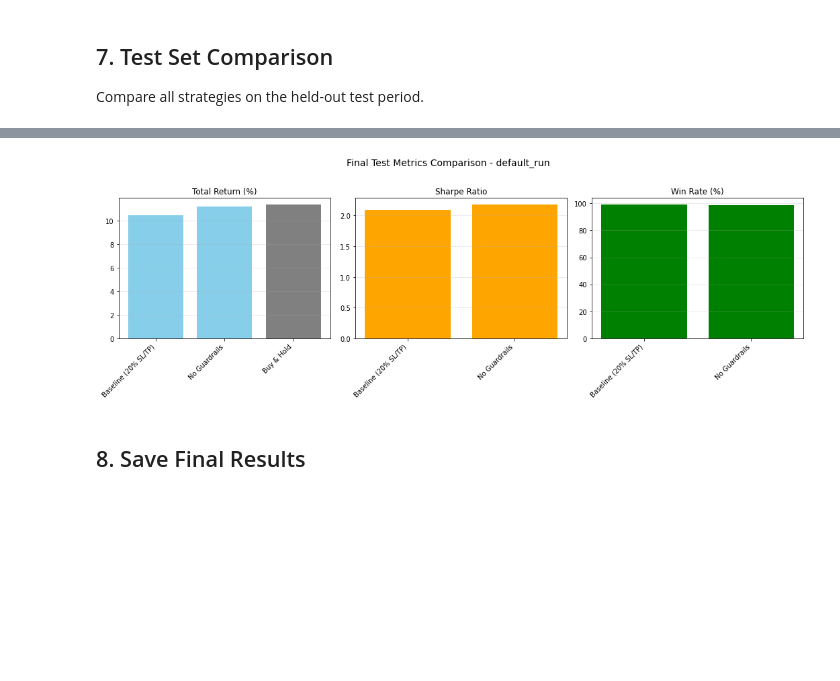
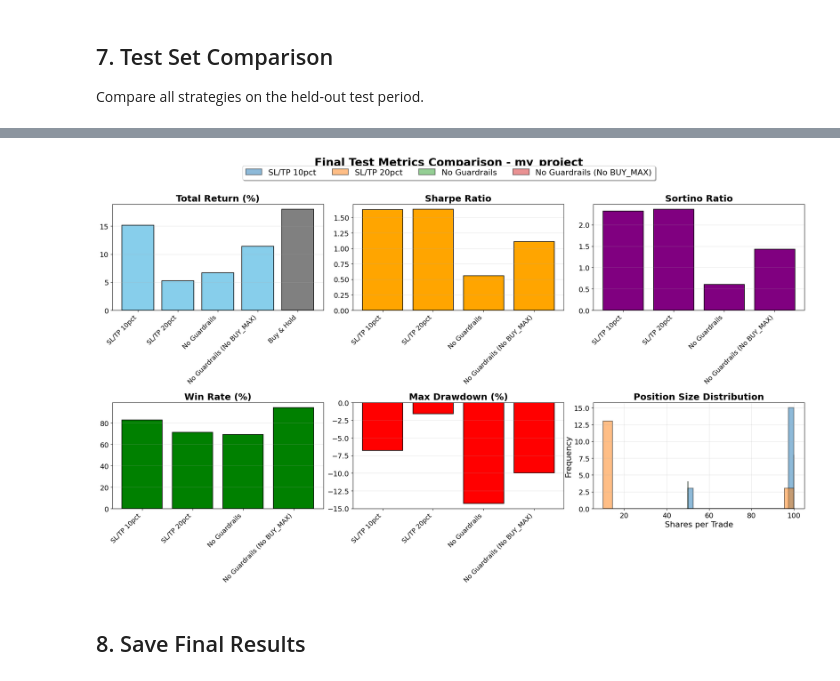
Before and after one commit to sharan-naribole/dqn-trading, a Jupyter notebook: main.ipynb, the cells around one changed output, grey strips where cells are left out. Cells and saved outputs as stored; diff of their text form; code cells hidden in the pictures; blank space fills up the shorter version.

```diff
--- a/main.ipynb
+++ b/main.ipynb
@@ -57,8 +57,8 @@ TensorFlow version: 2.12.0
 - `test_mode=False` - Always perform training
 # %%
 # ========== CONFIGURATION ==========
-PROJECT_FOLDER = 'default_run'  # Options: 'dry_run', 'default_run', or custom folder name
-TEST_MODE = False  # If True, skip training if models exist (for testing only)
+PROJECT_FOLDER = 'my_project'  # Options: 'dry_run', 'default_run', or custom folder name
+TEST_MODE = True  # If True, skip training if models exist (for testing only)
 # ===================================
 
 # Build paths
@@ -647,6 +775,7 @@ for strategy_name, result in test_results.items():
         'Strategy': strategy_name,
         'Return (%)': f"{m['total_return']*100:.2f}",
         'Sharpe': f"{m['sharpe_ratio']:.2f}",
+        'Sortino': f"{m['sortino_ratio']:.2f}",
         'Max DD (%)': f"{m['max_drawdown']*100:.2f}",
         'Win Rate (%)': f"{m['win_rate']*100:.2f}",
         'Trades': m['num_trades']
@@ -705,11 +862,25 @@ plt.show()
 # %%
 # Final comparison bar chart
-fig, axes = plt.subplots(1, 3, figsize=(15, 5))
+# Set professional plot style
+plt.rcParams.update({
+    'font.size': 14,
+    'axes.labelsize': 16,
+    'axes.titlesize': 18,
+    'xtick.labelsize': 13,
+    'ytick.labelsize': 14,
+    'legend.fontsize': 14,
+    'figure.titlesize': 20
+})
+
+fig, axes = plt.subplots(2, 3, figsize=(20, 12))
+fig.patch.set_facecolor('white')
 
 strategies = list(test_results.keys())
 returns = [test_results[s]['metrics']['total_return'] * 100 for s in strategies]
 sharpes = [test_results[s]['metrics']['sharpe_ratio'] for s in strategies]
+sortinos = [test_results[s]['metrics']['sortino_ratio'] for s in strategies]
 win_rates = [test_results[s]['metrics']['win_rate'] * 100 for s in strategies]
+max_drawdowns = [test_results[s]['metrics']['max_drawdown'] * 100 for s in strategies]
 
 # Add buy & hold to comparison
 strategies_with_bh = strategies + ['Buy & Hold']
@@ -718,31 +889,68 @@ returns_with_bh = returns + [buy_hold_return * 100]
 x = np.arange(len(strategies))
 x_with_bh = np.arange(len(strategies_with_bh))
 
-axes[0].bar(x_with_bh, returns_with_bh, color=['skyblue']*len(strategies) + ['gray'])
-axes[0].set_title('Total Return (%)')
-axes[0].set_xticks(x_with_bh)
-axes[0].set_xticklabels(strategies_with_bh, rotation=45, ha='right')
-axes[0].grid(True, alpha=0.3, axis='y')
+# Row 1: Returns, Sharpe, Sortino
+axes[0, 0].bar(x_with_bh, returns_with_bh, color=['skyblue']*len(strategies) + ['gray'], edgecolor='black', linewidth=1.2)
+axes[0, 0].set_title('Total Return (%)', fontsize=18, fontweight='bold')
+axes[0, 0].set_xticks(x_with_bh)
+axes[0, 0].set_xticklabels(strategies_with_bh, rotation=45, ha='right', fontsize=13)
+axes[0, 0].tick_params(axis='y', labelsize=14)
+axes[0, 0].grid(True, alpha=0.3, axis='y')
 
-axes[1].bar(x, sharpes, color='orange')
-axes[1].set_title('Sharpe Ratio')
-axes[1].set_xticks(x)
-axes[1].set_xticklabels(strategies, rotation=45, ha='right')
-axes[1].grid(True, alpha=0.3, axis='y')
+axes[0, 1].bar(x, sharpes, color='orange', edgecolor='black', linewidth=1.2)
+axes[0, 1].set_title('Sharpe Ratio', fontsize=18, fontweight='bold')
+axes[0, 1].set_xticks(x)
+axes[0, 1].set_xticklabels(strategies, rotation=45, ha='right', fontsize=13)
+axes[0, 1].tick_params(axis='y', labelsize=14)
+axes[0, 1].grid(True, alpha=0.3, axis='y')
 
-axes[2].bar(x, win_rates, color='green')
-axes[2].set_title('Win Rate (%)')
-axes[2].set_xticks(x)
-axes[2].set_xticklabels(strategies, rotation=45, ha='right')
-axes[2].grid(True, alpha=0.3, axis='y')
+axes[0, 2].bar(x, sortinos, color='purple', edgecolor='black', linewidth=1.2)
+axes[0, 2].set_title('Sortino Ratio', fontsize=18, fontweight='bold')
+axes[0, 2].set_xticks(x)
+axes[0, 2].set_xticklabels(strategies, rotation=45, ha='right', fontsize=13)
+axes[0, 2].tick_params(axis='y', labelsize=14)
+axes[0, 2].grid(True, alpha=0.3, axis='y')
 
-plt.suptitle(f'Final Test Metrics Comparison - {PROJECT_FOLDER}', fontsize=14, y=1.02)
-plt.tight_layout()
+# Row 2: Win Rate, Max Drawdown, Position Size Distribution
+axes[1, 0].bar(x, win_rates, color='green', edgecolor='black', linewidth=1.2)
+axes[1, 0].set_title('Win Rate (%)', fontsize=18, fontweight='bold')
+axes[1, 0].set_xticks(x)
+axes[1, 0].set_xticklabels(strategies, rotation=45, ha='right', fontsize=13)
+axes[1, 0].tick_params(axis='y', labelsize=14)
+axes[1, 0].grid(True, alpha=0.3, axis='y')
+
+axes[1, 1].bar(x, max_drawdowns, color='red', edgecolor='black', linewidth=1.2)
+axes[1, 1].set_title('Max Drawdown (%)', fontsize=18, fontweight='bold')
+axes[1, 1].set_xticks(x)
+axes[1, 1].set_xticklabels(strategies, rotation=45, ha='right', fontsize=13)
+axes[1, 1].tick_params(axis='y', labelsize=14)
+axes[1, 1].grid(True, alpha=0.3, axis='y')
+
+# Position Size Distribution
+for strategy_name, position_sizes in test_position_distributions.items():
+    if position_sizes:
+        axes[1, 2].hist(position_sizes, bins=20, alpha=0.5, label=strategy_name, edgecolor='black', linewidth=1.5)
+axes[1, 2].set_title('Position Size Distribution', fontsize=18, fontweight='bold')
+axes[1, 2].set_xlabel('Shares per Trade', fontsize=16)
+axes[1, 2].set_ylabel('Frequency', fontsize=16)
+axes[1, 2].tick_params(axis='both', labelsize=14)
+axes[1, 2].grid(True, alpha=0.3)
+
+# Single legend for entire figure
+handles, labels = axes[1, 2].get_legend_handles_labels()
+fig.legend(handles, labels, loc='upper center', bbox_to_anchor=(0.5, 0.985),
+           ncol=len(strategies), fontsize=16, frameon=True, fancybox=True, shadow=True)
+
+plt.suptitle(f'Final Test Metrics Comparison - {PROJECT_FOLDER}', fontsize=22, fontweight='bold', y=0.995)
+plt.tight_layout(rect=[0, 0, 1, 0.97])
 
 # Save the plot
 plot_path = f"{results_dir}/test_metrics_comparison.png"
-plt.savefig(plot_path, dpi=100, bbox_inches='tight')
+plt.savefig(plot_path, dpi=150, bbox_inches='tight', facecolor='white', edgecolor='none')
 print(f"✅ Test metrics comparison saved to: {plot_path}")
 
 plt.show()
+
+# Reset to default
+plt.rcParams.update(plt.rcParamsDefault)
 # %% [output]
@@ -750,4 +958,4 @@ plt.show()
-[figure, old version]
+[figure, new version]
 # %% [markdown]
 ## 8. Save Final Results
 # %%
```
Also changed, not shown: parts of 13 cells of this notebook.
